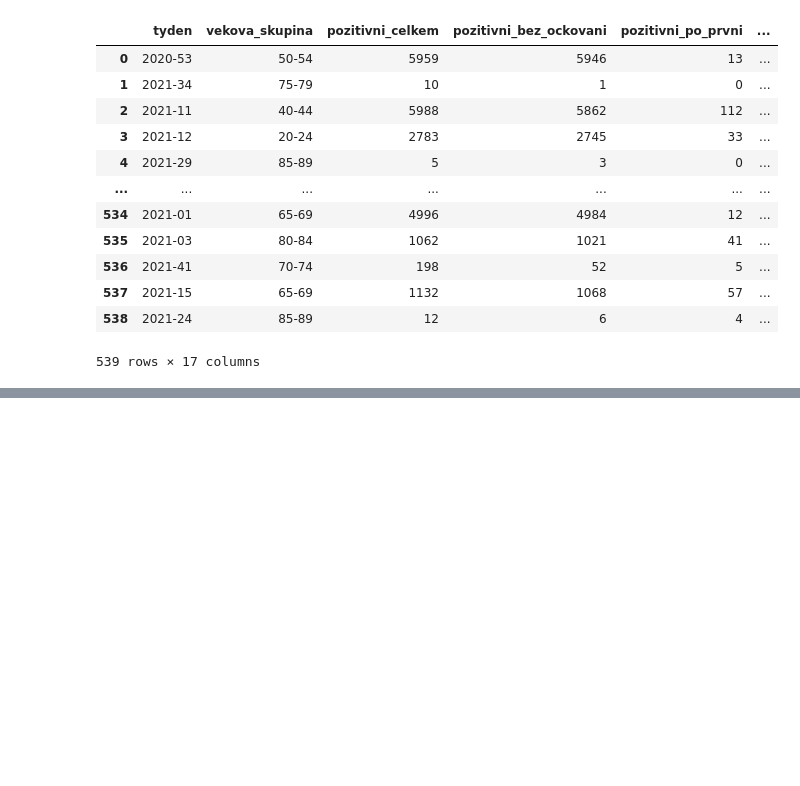
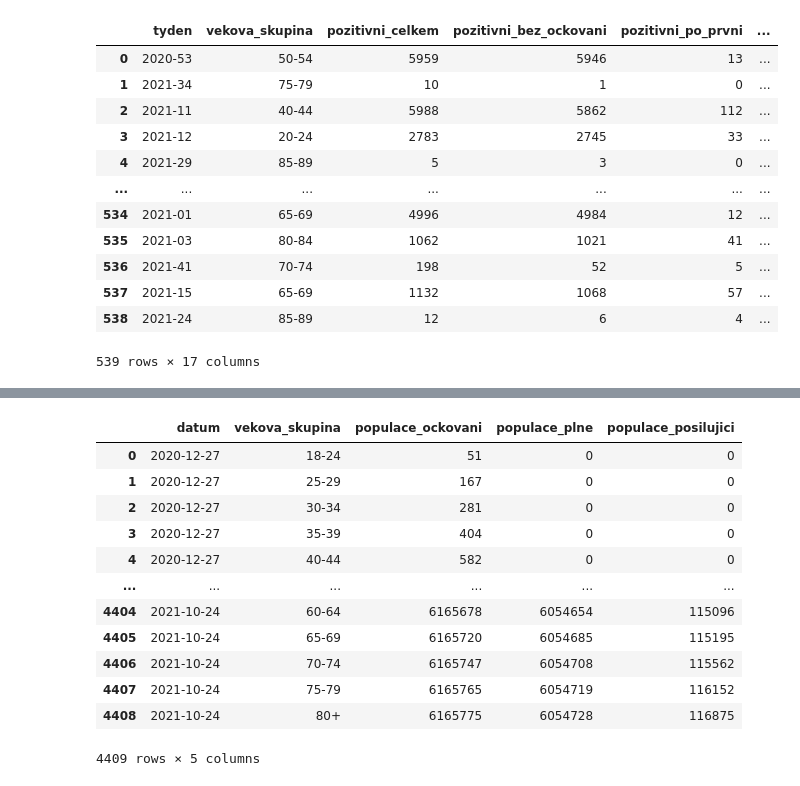
Before and after one commit to msusicky/ockovani-covid, a Jupyter notebook: notebooks/srovnani.ipynb, the cells around one changed output, grey strips where cells are left out. Cells and saved outputs as stored; diff of their text form; code cells hidden in the pictures; blank space fills up the shorter version.

```diff
--- a/notebooks/srovnani.ipynb
+++ b/notebooks/srovnani.ipynb
@@ -59,0 +122,30 @@ df
+# %%
+ockovani = pd.read_sql_query(
+    f"""
+    select datum, vekova_skupina,
+        sum(case when poradi_davky = 1 then pocet else 0 end) populace_ockovani,
+        sum(case when poradi_davky = v.davky then pocet else 0 end) populace_plne,
+        sum(case when poradi_davky = 3 then pocet else 0 end) populace_posilujici
+    from ockovani_lide o
+    join vakciny v on (o.vakcina = v.vakcina)
+    where datum < '2021-10-25'
+    group by datum, vekova_skupina
+    """,
+    db
+)
+ockovani[['populace_ockovani', 'populace_plne', 'populace_posilujici']] = ockovani[['populace_ockovani', 'populace_plne', 'populace_posilujici']].transform(pd.Series.cumsum)
+ockovani
+# %% [output]
+|  | datum | vekova_skupina | populace_ockovani | populace_plne | populace_posilujici |
+| 0 | 2020-12-27 | 18-24 | 51 | 0 | 0 |
+| 1 | 2020-12-27 | 25-29 | 167 | 0 | 0 |
+| 2 | 2020-12-27 | 30-34 | 281 | 0 | 0 |
+| 3 | 2020-12-27 | 35-39 | 404 | 0 | 0 |
+| 4 | 2020-12-27 | 40-44 | 582 | 0 | 0 |
+| ... | ... | ... | ... | ... | ... |
+| 4404 | 2021-10-24 | 60-64 | 6165678 | 6054654 | 115096 |
+| 4405 | 2021-10-24 | 65-69 | 6165720 | 6054685 | 115195 |
+| 4406 | 2021-10-24 | 70-74 | 6165747 | 6054708 | 115562 |
+| 4407 | 2021-10-24 | 75-79 | 6165765 | 6054719 | 116152 |
+| 4408 | 2021-10-24 | 80+ | 6165775 | 6054728 | 116875 |
+4409 rows × 5 columns
```
Also changed, not shown: parts of 5 cells of this notebook, 4 other files.
